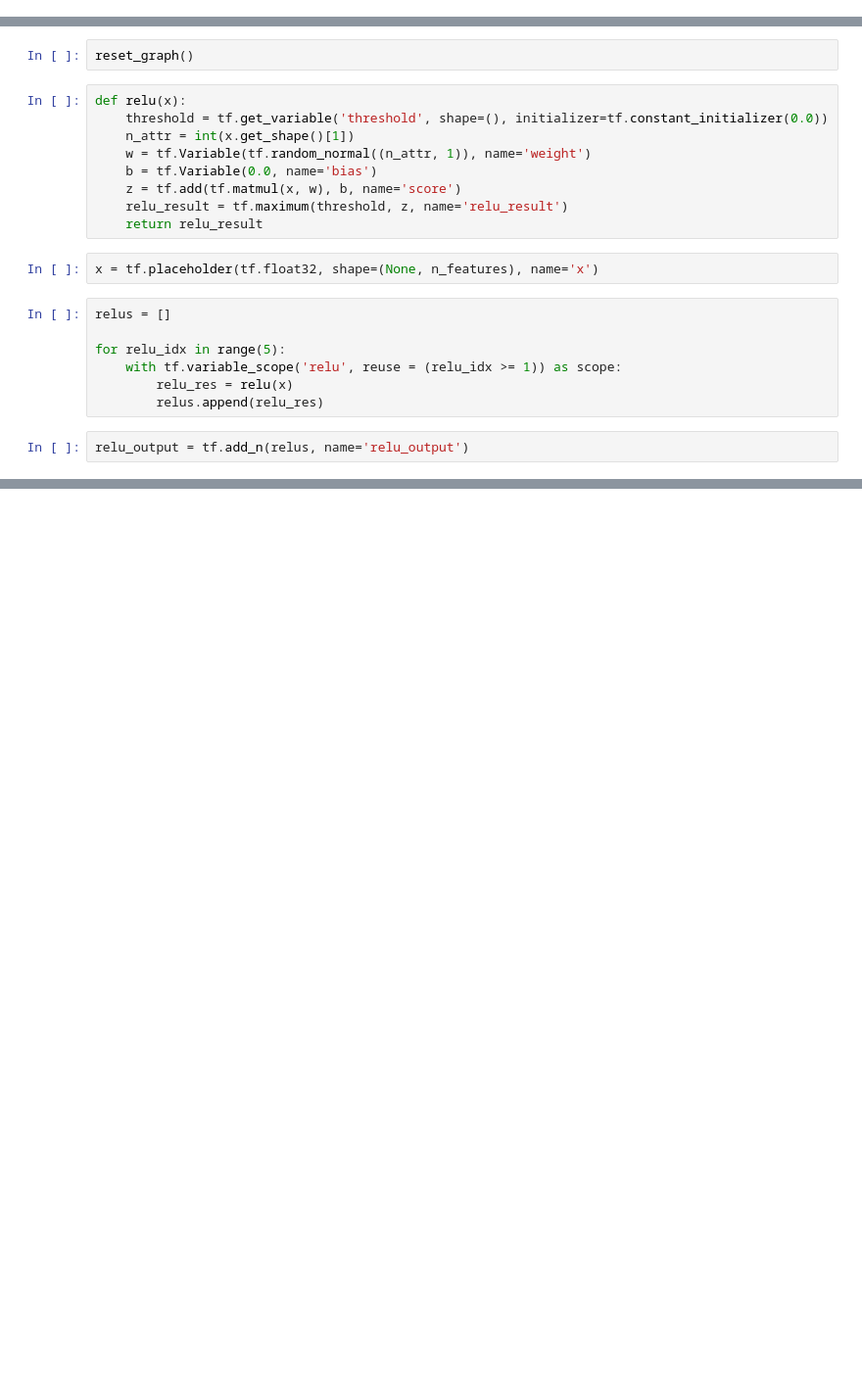
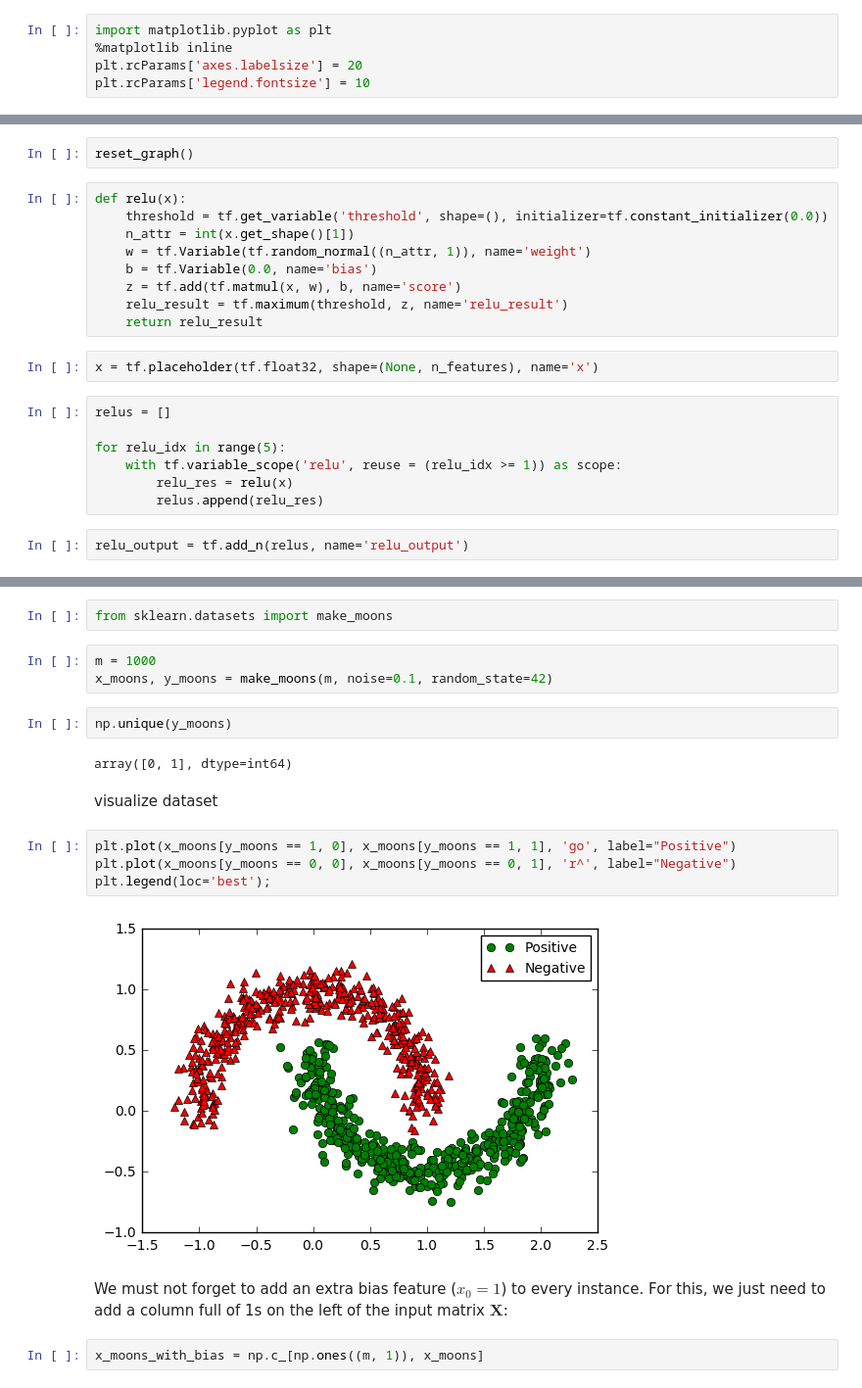
Before and after one commit to brianliu2/hand_on_ML, a Jupyter notebook: up_and_running_with_tensorflow_myVersion.ipynb, the cells around one changed output, grey strips where cells are left out. Shown at 98% size. Drawn from its saved outputs; the diff is of its cells as text; blank space fills up the shorter version.

```diff
--- a/up_and_running_with_tensorflow_myVersion.ipynb
+++ b/up_and_running_with_tensorflow_myVersion.ipynb
@@ -2,6 +2,11 @@
 import numpy as np
 import tensorflow as tf
 from sklearn.preprocessing import StandardScaler
+# %%
+import matplotlib.pyplot as plt
+%matplotlib inline
+plt.rcParams['axes.labelsize'] = 20
+plt.rcParams['legend.fontsize'] = 10
 # %%
 # to make this notebook's output stable across runs
 def reset_graph(seed=42):
@@ -1078,0 +1147,22 @@ show_graph(tf.get_default_graph())
+# %%
+from sklearn.datasets import make_moons
+# %%
+m = 1000
+x_moons, y_moons = make_moons(m, noise=0.1, random_state=42)
+# %%
+np.unique(y_moons)
+# %% [output]
+array([0, 1], dtype=int64)
+# %% [markdown]
+visualize dataset
+# %%
+plt.plot(x_moons[y_moons == 1, 0], x_moons[y_moons == 1, 1], 'go', label="Positive")
+plt.plot(x_moons[y_moons == 0, 0], x_moons[y_moons == 0, 1], 'r^', label="Negative")
+plt.legend(loc='best');
+# %% [output]
+[figure, added]
+# %% [markdown]
+
+We must not forget to add an extra bias feature ($x_0 = 1$) to every instance. For this, we just need to add a column full of 1s on the left of the input matrix $\mathbf{X}$:
+# %%
+x_moons_with_bias = np.c_[np.ones((m, 1)), x_moons]
```
Also changed, not shown: parts of 93 cells of this notebook.
